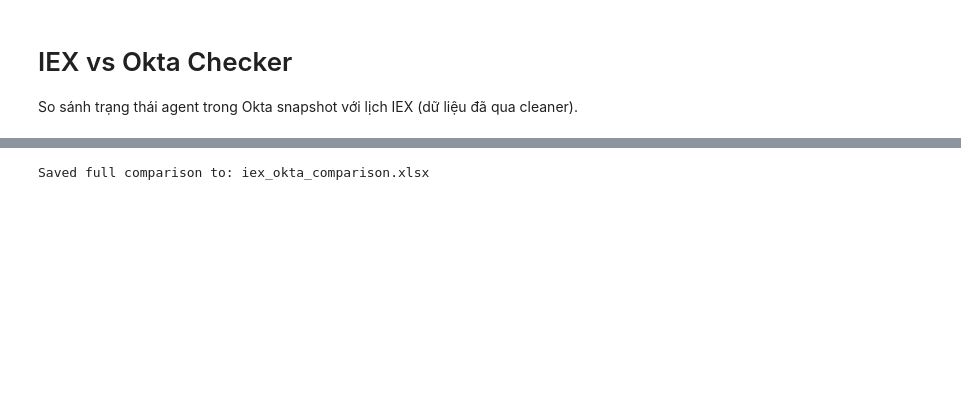
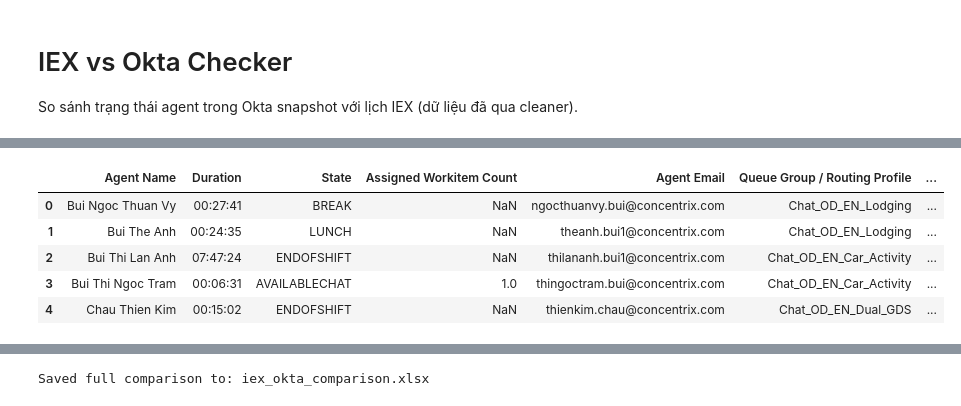
Before and after one commit to hoangvu2002/unscheduled-agent, a Jupyter notebook: all-production_ooq_check.ipynb, the cells around one changed output, grey strips where cells are left out. Saved outputs shown, nothing was run; the diff lists cells and outputs as text; code cells hidden in the pictures; blank space fills up the shorter version.

```diff
--- a/all-production_ooq_check.ipynb
+++ b/all-production_ooq_check.ipynb
@@ -97,3 +97,41 @@ okta_df.head()
+# %%
+# Đọc file dimension-headcount
+hc_df = pd.read_excel(
+    r"C:\Users\huuchinh.nguyen\Concentrix Corporation\WFM-Expedia-HCM - Branding files\Vu\unscheduled-agent\dimension-headcount.xlsx"
+)
+
+# Chuẩn hóa IEX ID trong headcount
+hc_df["IEX ID"] = (
+    hc_df["IEX ID"]
+    .astype(str)
+    .str.strip()
+    .str.split(".").str[0]   # bỏ .0
+)
+
+# Merge okta_df với headcount để lấy thêm IEX ID
+okta_df = okta_df.merge(
+    hc_df[["IEX ID", "Email Id"]],
+    left_on="Agent Email",
+    right_on="Email Id",
+    how="left"
+).drop(columns=["Email Id"])
+
+# Đảm bảo IEX ID trong okta_df cũng ở dạng string số nguyên
+okta_df["IEX ID"] = (
+    okta_df["IEX ID"]
+    .astype(str)
+    .str.strip()
+    .str.split(".").str[0]
+)
+
+okta_df.head()
+# %% [output]
+|  | Agent Name | Duration | State | Assigned Workitem Count | Agent Email | Queue Group / Routing Profile | ... |
+| 0 | Bui Ngoc Thuan Vy | 00:27:41 | BREAK | NaN | ngocthuanvy.bui@concentrix.com | Chat_OD_EN_Lodging | ... |
+| 1 | Bui The Anh | 00:24:35 | LUNCH | NaN | theanh.bui1@concentrix.com | Chat_OD_EN_Lodging | ... |
+| 2 | Bui Thi Lan Anh | 07:47:24 | ENDOFSHIFT | NaN | thilananh.bui1@concentrix.com | Chat_OD_EN_Car_Activity | ... |
+| 3 | Bui Thi Ngoc Tram | 00:06:31 | AVAILABLECHAT | 1.0 | thingoctram.bui@concentrix.com | Chat_OD_EN_Car_Activity | ... |
+| 4 | Chau Thien Kim | 00:15:02 | ENDOFSHIFT | NaN | thienkim.chau@concentrix.com | Chat_OD_EN_Dual_GDS | ... |
 # %%
 # Hàm chuẩn hoá tên để so sánh
 def normalize_name(name: str) -> str:
```
Also changed, not shown: parts of 6 cells of this notebook.
